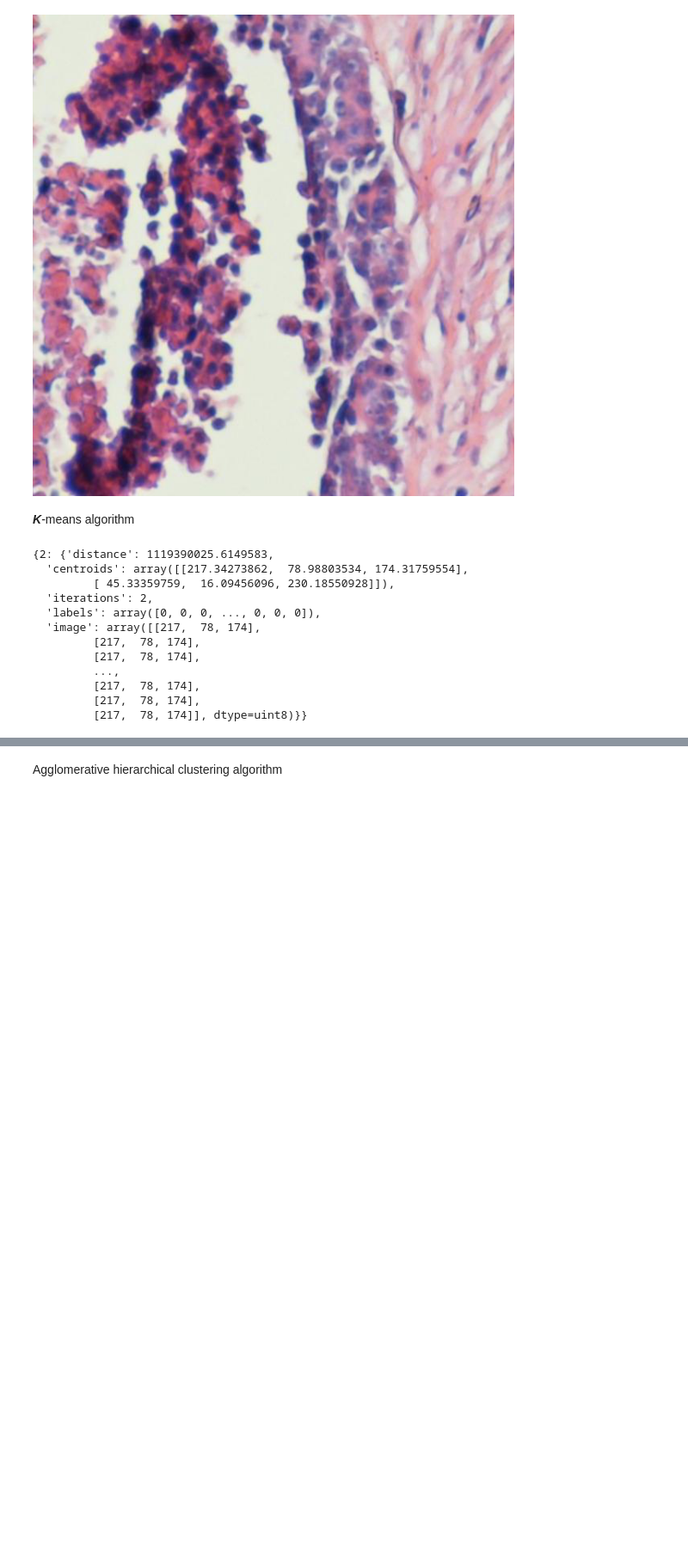
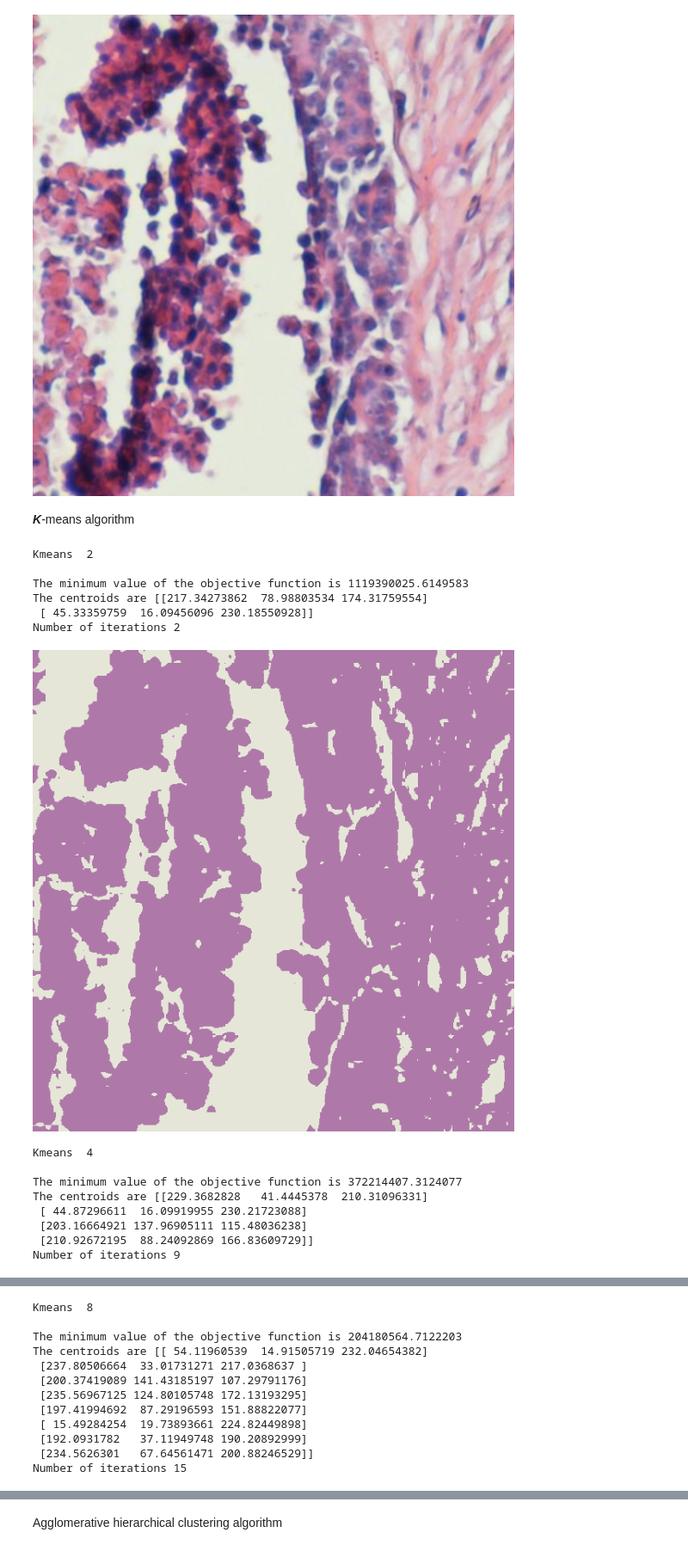
Before and after one commit to timellemeet/ml-course, a Jupyter notebook: assignment 2/Assignment 2.ipynb, the cells around one changed output, grey strips where cells are left out. Shown at 86% size. Cells and saved outputs as stored; diff of their text form; code cells hidden in the pictures; blank space fills up the shorter version.

```diff
--- a/assignment 2/Assignment 2.ipynb
+++ b/assignment 2/Assignment 2.ipynb
@@ -10,12 +10,16 @@ Preprocess image
 rgb_image = np.array(Image.open("sample.jpg"))
 hsv_image = np.array(Image.open("sample.jpg").convert("HSV"))
 
-def show(vec, hsv=False):
+def show(vec, hsv=False, file=False):
     pixels = vec.reshape((600,600,3))
     if(hsv):
         image = Image.fromarray(pixels.astype('uint8'), 'HSV').convert("RGB")
     else:
         image = Image.fromarray(pixels.astype('uint8'), 'RGB')
+
+    if(file):
+        image.save(file+".png")
+
     display(image)
 
 # Vectorized image
@@ -46,48 +50,52 @@ def kmeans(img, k, n, seed):
 #       Store results
         iterations.append(km.n_iter_)
         distances.append(km.inertia_)
         centroids.append(km.cluster_centers_)
         labels.append(km.labels_)
 
 #   Evaluate best results
     best_index = np.argmin(distances)
 
     best = {
         "distance": distances[best_index],
         "centroids": centroids[best_index],
         "iterations": iterations[best_index],
         "labels": labels[best_index],
         "image": None
     }
 
 #   Generating image
     best["image"] = best["centroids"][best["labels"]].astype('uint8')
 
     return best
 
-clusters = [2]
+clusters = [2,4,8,16]
 kmeans_estimates = {}
 
 np.random.seed(12345)
 for k in clusters:
     estimate = kmeans(image, k, 1, np.random.randint(0, 1000))
-
-    print("Kmeans "+)
-
+    print("\nKmeans ",k)
+    print("\nThe minimum value of the objective function is", estimate["distance"])
+    print("The centroids are", estimate["centroids"])
+    print("Number of iterations", estimate["iterations"], "\n")
+    show(estimate["image"], hsv=True, file="output/kmeans - "+str(k))
     kmeans_estimates[k] = estimate
 
-display(kmeans_estimates)
-# show(k2["image"], hsv=True)
+# display(kmeans_estimates)
 # %% [output]
-{2: {'distance': 1119390025.6149583,
-  'centroids': array([[217.34273862,  78.98803534, 174.31759554],
-         [ 45.33359759,  16.09456096, 230.18550928]]),
-  'iterations': 2,
-  'labels': array([0, 0, 0, ..., 0, 0, 0]),
-  'image': array([[217,  78, 174],
-         [217,  78, 174],
-         [217,  78, 174],
-         ...,
-         [217,  78, 174],
-         [217,  78, 174],
-         [217,  78, 174]], dtype=uint8)}}
+Kmeans  2
+
+The minimum value of the objective function is 1119390025.6149583
+The centroids are [[217.34273862  78.98803534 174.31759554]
+ [ 45.33359759  16.09456096 230.18550928]]
+Number of iterations 2
+[figure, added]
+Kmeans  4
+
+The minimum value of the objective function is 372214407.3124077
+The centroids are [[229.3682828   41.4445378  210.31096331]
+ [ 44.87296611  16.09919955 230.21723088]
+ [203.16664921 137.96905111 115.48036238]
+ [210.92672195  88.24092869 166.83609729]]
+Number of iterations 9
@@ -93,0 +103,12 @@ display(kmeans_estimates)
+Kmeans  8
+
+The minimum value of the objective function is 204180564.7122203
+The centroids are [[ 54.11960539  14.91505719 232.04654382]
+ [237.80506664  33.01731271 217.0368637 ]
+ [200.37419089 141.43185197 107.29791176]
+ [235.56967125 124.80105748 172.13193295]
+ [197.41994692  87.29196593 151.88822077]
+ [ 15.49284254  19.73893661 224.82449898]
+ [192.0931782   37.11949748 190.20892999]
+ [234.5626301   67.64561471 200.88246529]]
+Number of iterations 15
```
Also changed, not shown: parts of 6 cells of this notebook, 4 other files.
